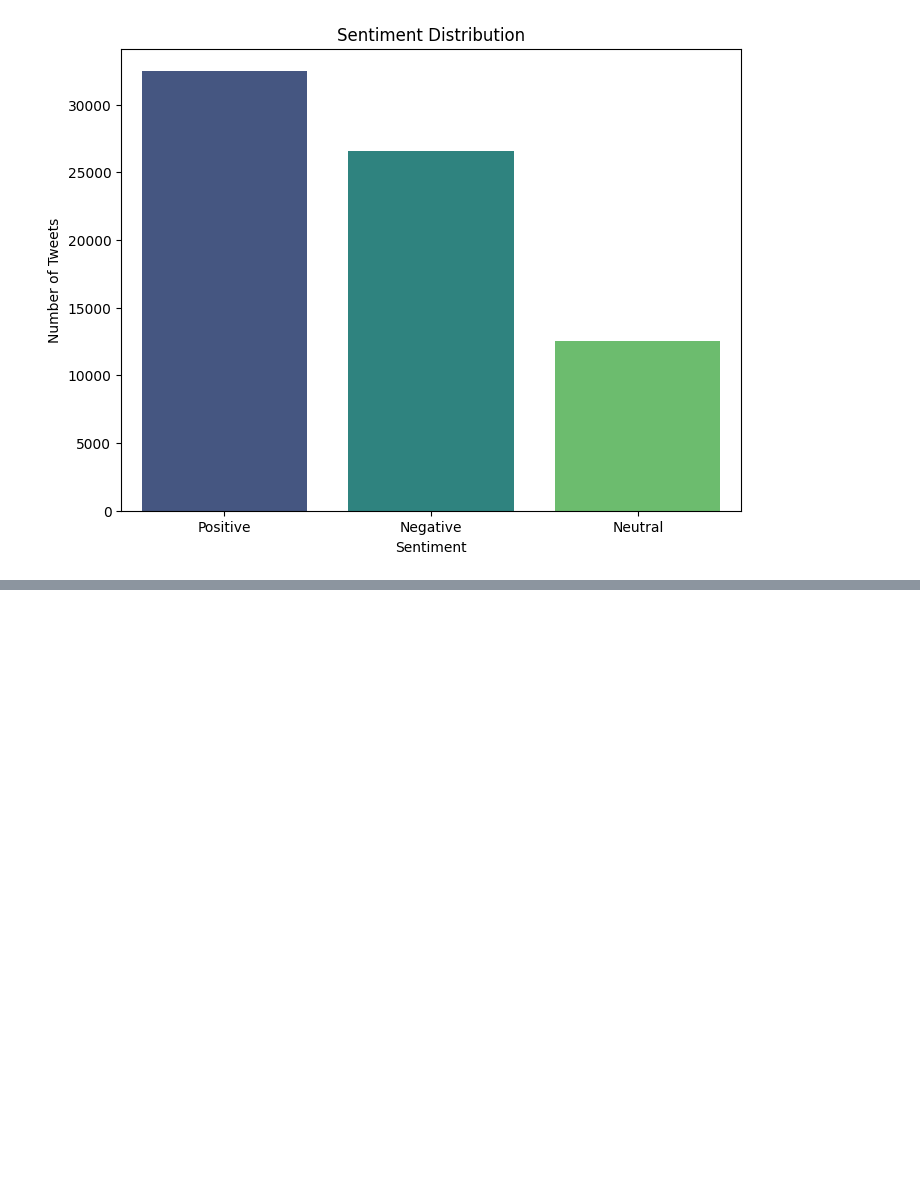
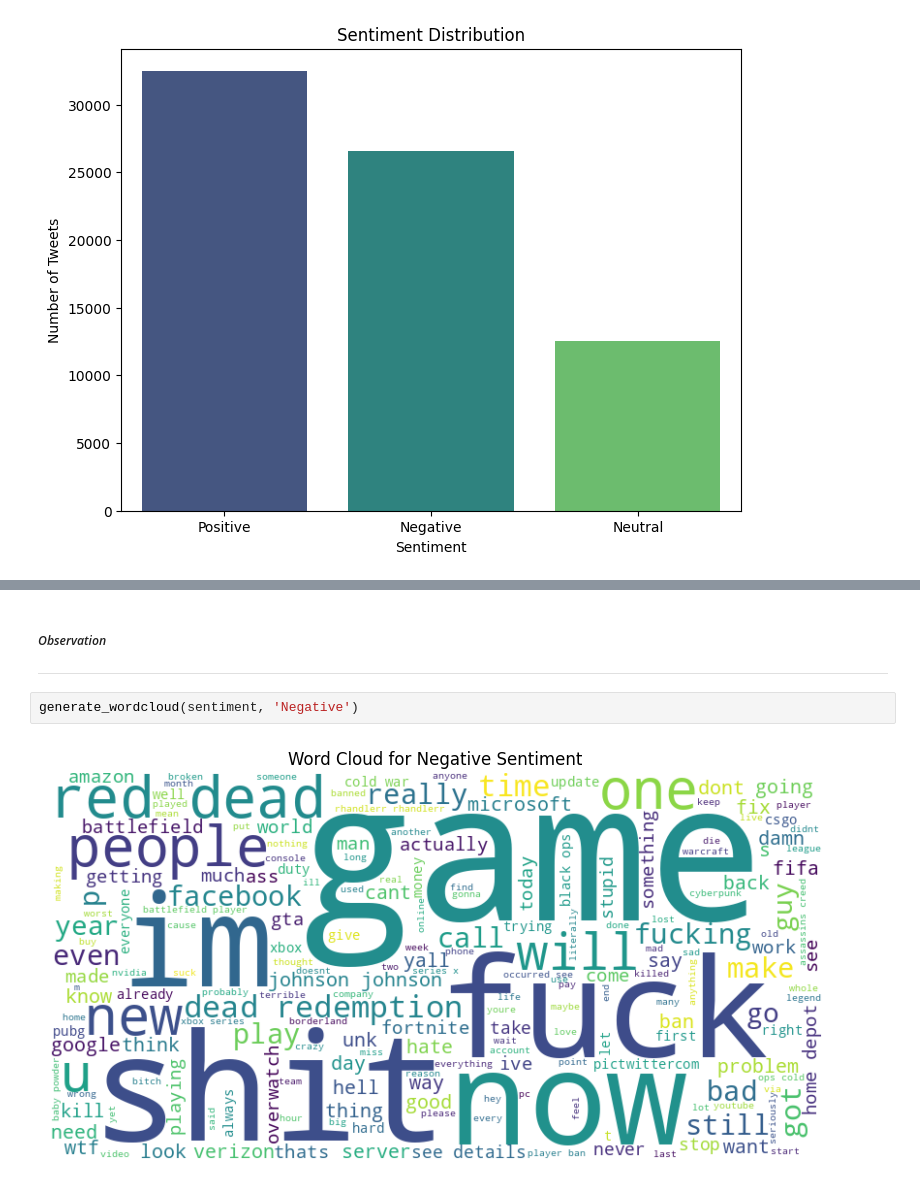
Before and after one commit to SnitTeshome/PRODIGY_DS_04, a Jupyter notebook: Task-04.ipynb, the cells around one changed output, grey strips where cells are left out. Drawn from its saved outputs; the diff is of its cells as text; blank space fills up the shorter version.

```diff
--- a/Task-04.ipynb
+++ b/Task-04.ipynb
@@ -212,0 +236,7 @@ plt.show()
+# %% [markdown]
+##### *Observation*
+---
+# %%
+generate_wordcloud(sentiment, 'Negative')
+# %% [output]
+[figure, added]
```
Also changed, not shown: parts of 9 cells of this notebook.
